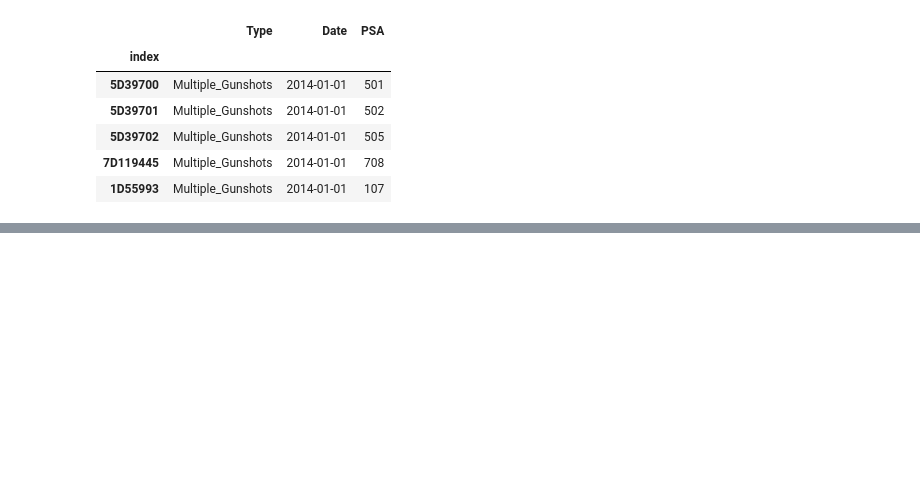
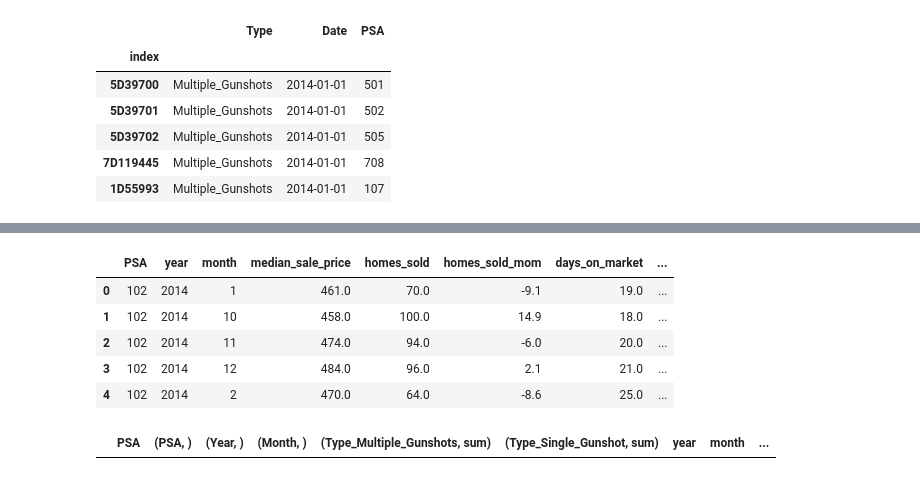
Before and after one commit to haoapple/The_Lab_DC_client_project, a Jupyter notebook: 03.Feature Engineering.ipynb, the cells around one changed output, grey strips where cells are left out. Saved outputs shown, nothing was run; the diff lists cells and outputs as text; code cells hidden in the pictures; blank space fills up the shorter version.

```diff
--- a/03.Feature Engineering.ipynb
+++ b/03.Feature Engineering.ipynb
@@ -77,0 +153,19 @@ shots_psa.head()
+# %%
+homes = homes.groupby(['PSA', 'year', 'month']) \
+    ['median_sale_price', 'homes_sold', 'homes_sold_mom',
+     'days_on_market', 'average_sale_to_list_mom'].agg('mean')
+# %%
+homes = homes.reset_index()
+# %%
+homes.head()
+# %% [output]
+|  | PSA | year | month | median_sale_price | homes_sold | homes_sold_mom | days_on_market | ... |
+| 0 | 102 | 2014 | 1 | 461.0 | 70.0 | -9.1 | 19.0 | ... |
+| 1 | 102 | 2014 | 10 | 458.0 | 100.0 | 14.9 | 18.0 | ... |
+| 2 | 102 | 2014 | 11 | 474.0 | 94.0 | -6.0 | 20.0 | ... |
+| 3 | 102 | 2014 | 12 | 484.0 | 96.0 | 2.1 | 21.0 | ... |
+| 4 | 102 | 2014 | 2 | 470.0 | 64.0 | -8.6 | 25.0 | ... |
+# %%
+pd.merge(shots_psa, homes, on='PSA').head()
+# %% [output]
+|  | PSA | (PSA, ) | (Year, ) | (Month, ) | (Type_Multiple_Gunshots, sum) | (Type_Single_Gunshot, sum) | year | month | ... |
```
Also changed, not shown: parts of 17 cells of this notebook, 1 other file.
